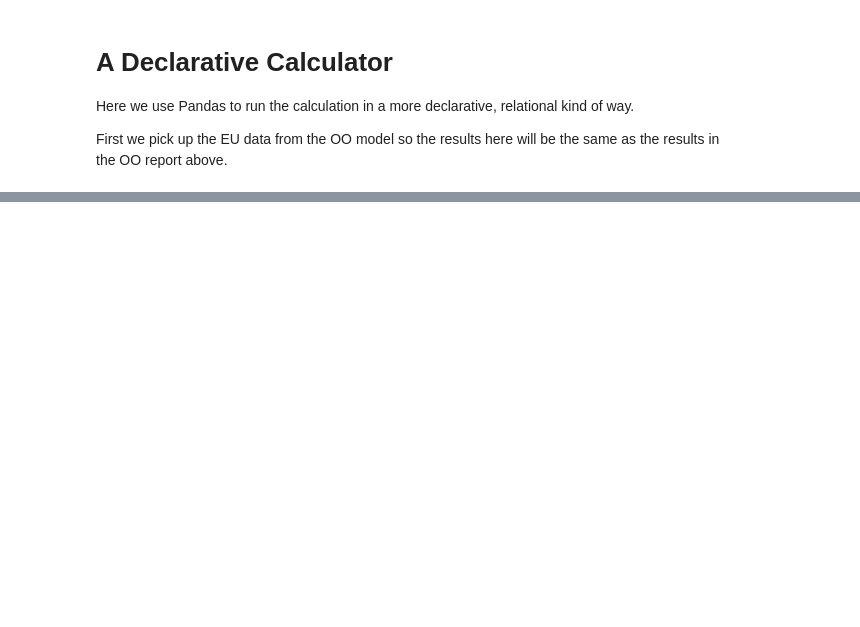
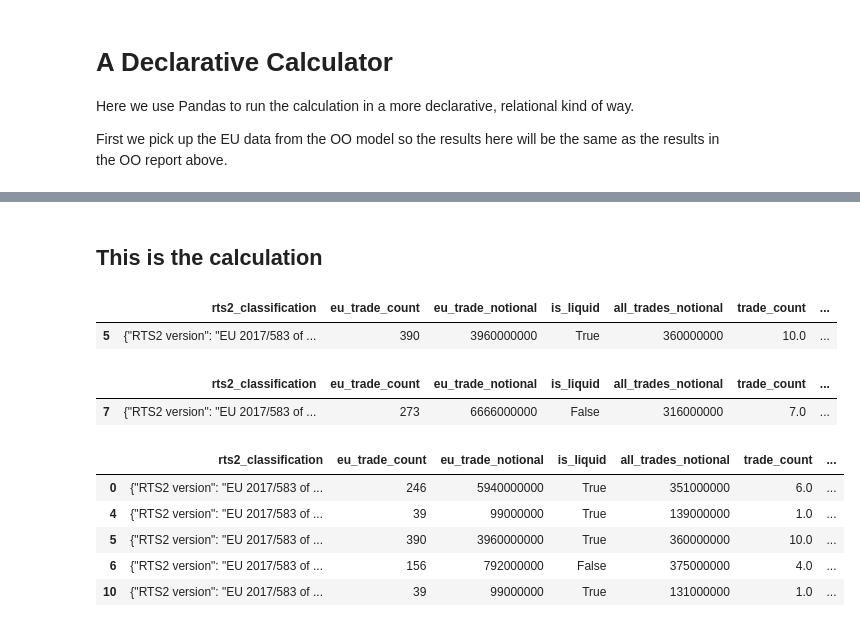
Before and after one commit to bwbadger/mifid2-rts, a Jupyter notebook: rts/Using sample trades in an SI calculation.ipynb, the cells around one changed output, grey strips where cells are left out. Cells and saved outputs as stored; diff of their text form; code cells hidden in the pictures; blank space fills up the shorter version.

Commit message:
The OO and declarative SI calculation examples now run.

```diff
--- a/rts/Using sample trades in an SI calculation.ipynb
+++ b/rts/Using sample trades in an SI calculation.ipynb
@@ -515,7 +375,6 @@ def eu_data_for_sub_class(sub_class):
         )
 
 # The set of all trades (by LEI if there is more than one)
-eu_sub_class_data = pd.DataFrame.from_records([eu_data_for_sub_class(s) \
-                                     for s in list(report.sub_classes.values())])
-#len(report.sub_classes)
-eu_sub_class_data.head(2)
+sub_classes = pd.DataFrame\
+    .from_records([eu_data_for_sub_class(s) for s in list(report.sub_classes.values())])\
+    .set_index('rts2_classification')
@@ -548,0 +407,62 @@ sums_df
+# %%
+# Get the trades which are OTC own account client trades
+si_trades = all_trades[
+    ~all_trades.mic.isin(eea_mics)
+    & all_trades.own_account
+    & all_trades.client_order]
+# %%
+# For the SI trades, group by RTS 2 classification geting counts and notional sums
+si_agg_series = si_trades[['rts2_classification', 'eur_notional']]\
+    .groupby(by='rts2_classification')\
+    .agg(['count', 'sum'])
+
+agg_df = pd.DataFrame(si_agg_series)
+agg_df.columns = ['trade_count', 'trade_notional_sum']
+
+sub_classes2 = pd.merge(
+    sub_classes.reset_index(),
+    agg_df.reset_index(),
+    how='left', on='rts2_classification')
+# %%
+# Add a column for the average number of trades per week
+min_week_number = all_trades['trade_date_week'].min()
+max_week_number = all_trades['trade_date_week'].max()
+number_of_weeks = max_week_number - min_week_number + 1
+
+sub_classes3 = sub_classes2.copy()
+sub_classes3['avg_weekly_trades'] = sub_classes3['trade_count']\
+    .apply(lambda x: x /  number_of_weeks)
+# %% [markdown]
+## This is the calculation
+# %%
+# Filter 1:  This is looking at the trades we have in client_own_account_otc_trades.
+
+x1 = sub_classes3.copy()
+x1[(x1.is_liquid)
+   & (x1.trade_count >= (x1.eu_trade_count * 0.025))
+   & (x1.avg_weekly_trades >= 1)]
+# %% [output]
+|  | rts2_classification | eu_trade_count | eu_trade_notional | is_liquid | all_trades_notional | trade_count | ... |
+| 5 | {"RTS2 version": "EU 2017/583 of ... | 390 | 3960000000 | True | 360000000 | 10.0 | ... |
+# %%
+# Filter 2 just looks at the average weekly number of trades for non liquid sub classes
+
+x2 = sub_classes3.copy()
+x2[(~x2.is_liquid)
+   & (x2.avg_weekly_trades >= 1)]
+# %% [output]
+|  | rts2_classification | eu_trade_count | eu_trade_notional | is_liquid | all_trades_notional | trade_count | ... |
+| 7 | {"RTS2 version": "EU 2017/583 of ... | 273 | 6666000000 | False | 316000000 | 7.0 | ... |
+# %%
+# Filter 3
+
+x3 = sub_classes3.copy()
+x3[  (x3.trade_notional_sum >= (x3.all_trades_notional * 0.25))
+   | (x3.trade_notional_sum >= (x3.eu_trade_notional * 0.01))]
+# %% [output]
+|  | rts2_classification | eu_trade_count | eu_trade_notional | is_liquid | all_trades_notional | trade_count | ... |
+| 0 | {"RTS2 version": "EU 2017/583 of ... | 246 | 5940000000 | True | 351000000 | 6.0 | ... |
+| 4 | {"RTS2 version": "EU 2017/583 of ... | 39 | 99000000 | True | 139000000 | 1.0 | ... |
+| 5 | {"RTS2 version": "EU 2017/583 of ... | 390 | 3960000000 | True | 360000000 | 10.0 | ... |
+| 6 | {"RTS2 version": "EU 2017/583 of ... | 156 | 792000000 | False | 375000000 | 4.0 | ... |
+| 10 | {"RTS2 version": "EU 2017/583 of ... | 39 | 99000000 | True | 131000000 | 1.0 | ... |
```
Also changed, not shown: parts of 27 cells of this notebook.
